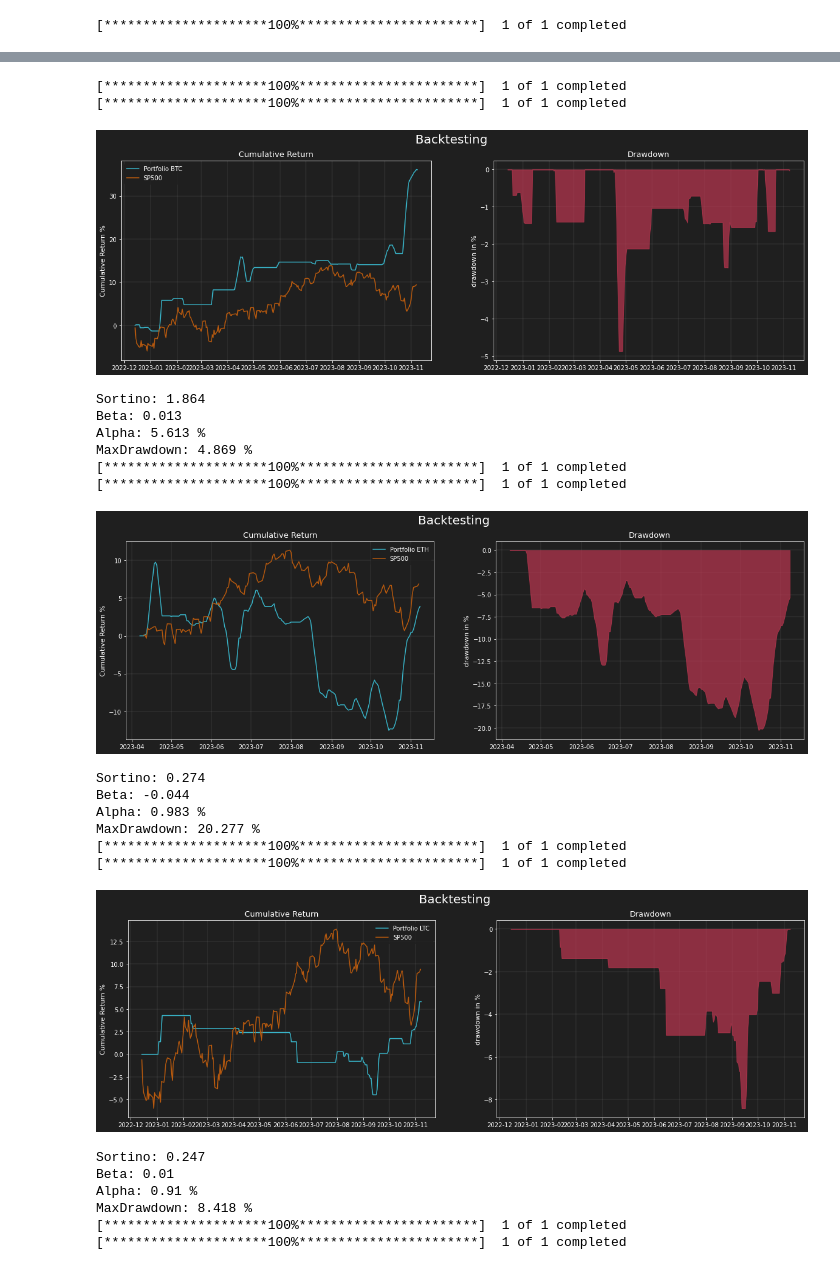
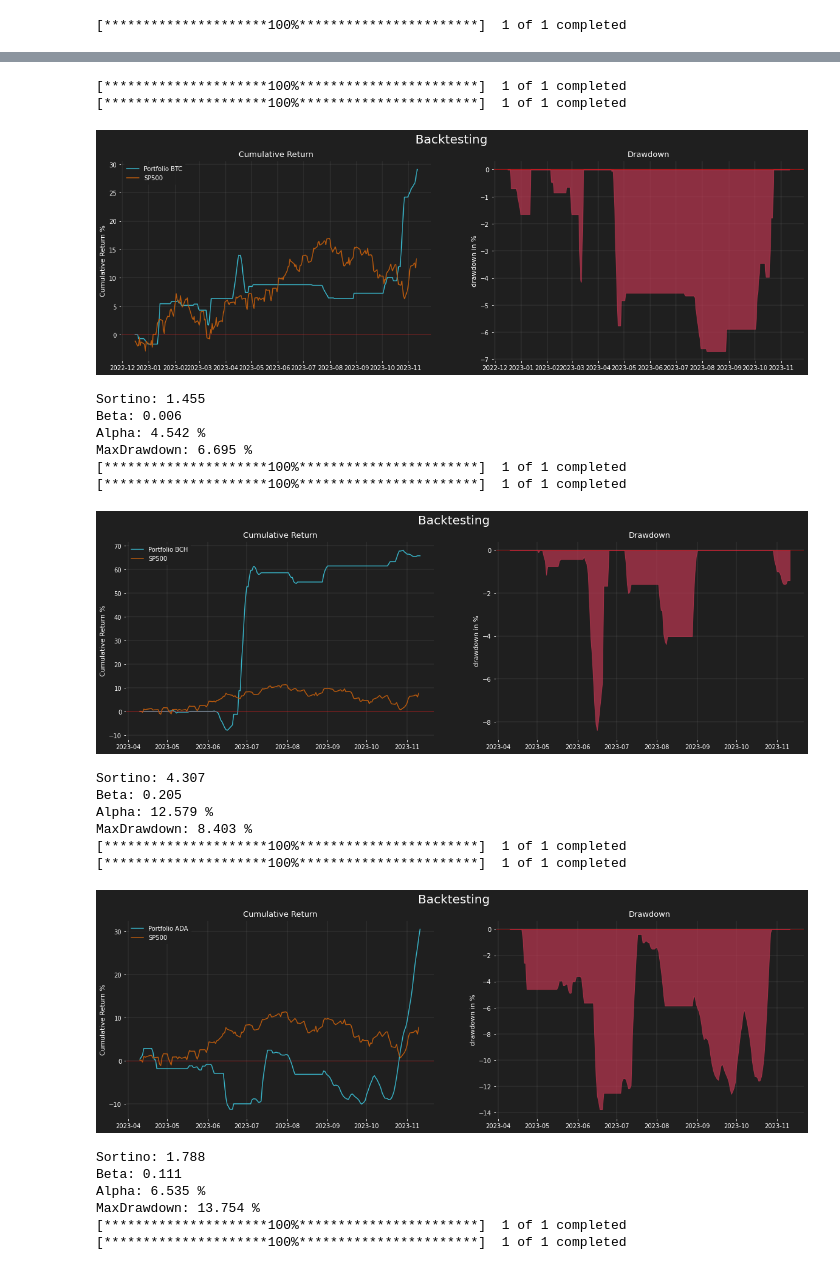
Before and after one commit to JohanGhre/AlgorithmicTrading, a Jupyter notebook: 03_Advanced_crypto_strategies.ipynb, the cells around one changed output, grey strips where cells are left out. Saved outputs shown, nothing was run; the diff lists cells and outputs as text; code cells hidden in the pictures.

```diff
--- a/03_Advanced_crypto_strategies.ipynb
+++ b/03_Advanced_crypto_strategies.ipynb
@@ -25,7 +23,7 @@ facecolor_theme = '#1f1f1f'
 colors = cycler('color',
                 ['#669FEE', '#66EE91', '#9988DD', '#EECC55', '#88BB44', '#FFBBBB'])
 plt.rc('figure', facecolor = facecolor_theme)
-plt.rc('axes', facecolor = facecolor_theme, edgecolor = 'white',
+plt.rc('axes', facecolor = facecolor_theme, edgecolor = '#1f1f1f',
        axisbelow = True, grid = True, prop_cycle = colors,
        labelcolor = 'white')
 plt.rc('xtick', color = 'white')
@@ -122,6 +120,8 @@ def BackTest(asset, serie, annualiazed_scalar=252):
 
   cum.set_ylabel("Cumulative Return %", size=11)
 
+  cum.axhline(y=0, color='r', linewidth=0.5)
+
   # Put the drawdown
   dra.fill_between(drawdown.index, 0, drawdown.values.flatten(), color="#C73954", alpha=0.65)
 
@@ -129,6 +129,8 @@ def BackTest(asset, serie, annualiazed_scalar=252):
   dra.set_title("Drawdown", size=13)
 
   dra.set_ylabel("drawdown in %", size=11)
+
+  dra.axhline(y=0, color='r', linewidth=0.5)
 
   # Plot the graph
   plt.show()
@@ -357,7 +359,7 @@ X_test_pca = pca.fit_transform(X_test_sc)
 from sklearn.ensemble import RandomForestClassifier
 
 # Initialize the class
-cla = RandomForestClassifier(max_depth=3, n_estimators=100)
+cla = RandomForestClassifier(max_depth=5, n_estimators=50)
 
 # Fit the model
 cla.fit(X_train_pca, y_train)
@@ -478,7 +480,7 @@ def xgboost(asset,lag=10):
   import xgboost as xgb
 
   # Initialize XGBoost classifier
-  reg = xgb.XGBClassifier(max_depth=8, n_estimators=100, objective='binary:logistic', random_state=56)
+  reg = xgb.XGBClassifier(max_depth=5, n_estimators=100, random_state=256)
 
   # Fit the XGBoost model
   reg.fit(X_train_pca, y_train.values.ravel())
@@ -505,34 +507,34 @@ def xgboost(asset,lag=10):
 
   return dfc["return"].iloc[split:]/lag
 # %%
-assets_list = ["BTC", "ETH", "LTC", "ETC", 'MATIC']
+assets_list = ["BTC", "BCH", "ADA", "DOGE", 'MATIC']
 
 returns = pd.DataFrame()
 for asset in assets_list:
   ret = xgboost(f"{asset}-USD", lag=7)
   returns = pd.concat((returns, ret), axis=1)
   BackTest(asset, ret, 52)
 # %% [output]
 [*********************100%***********************]  1 of 1 completed
 [*********************100%***********************]  1 of 1 completed
-[figure, old version]
+[figure, new version]
-Sortino: 1.864
-Beta: 0.013
-Alpha: 5.613 %
-MaxDrawdown: 4.869 %
+Sortino: 1.455
+Beta: 0.006
+Alpha: 4.542 %
+MaxDrawdown: 6.695 %
 [*********************100%***********************]  1 of 1 completed
 [*********************100%***********************]  1 of 1 completed
-[figure, old version]
+[figure, new version]
-Sortino: 0.274
-Beta: -0.044
-Alpha: 0.983 %
-MaxDrawdown: 20.277 %
+Sortino: 4.307
+Beta: 0.205
+Alpha: 12.579 %
+MaxDrawdown: 8.403 %
 [*********************100%***********************]  1 of 1 completed
 [*********************100%***********************]  1 of 1 completed
-[figure, old version]
+[figure, new version]
-Sortino: 0.247
-Beta: 0.01
-Alpha: 0.91 %
-MaxDrawdown: 8.418 %
+Sortino: 1.788
+Beta: 0.111
+Alpha: 6.535 %
+MaxDrawdown: 13.754 %
 [*********************100%***********************]  1 of 1 completed
 [*********************100%***********************]  1 of 1 completed
```
Also changed, not shown: parts of 14 cells of this notebook, 3 other files.
